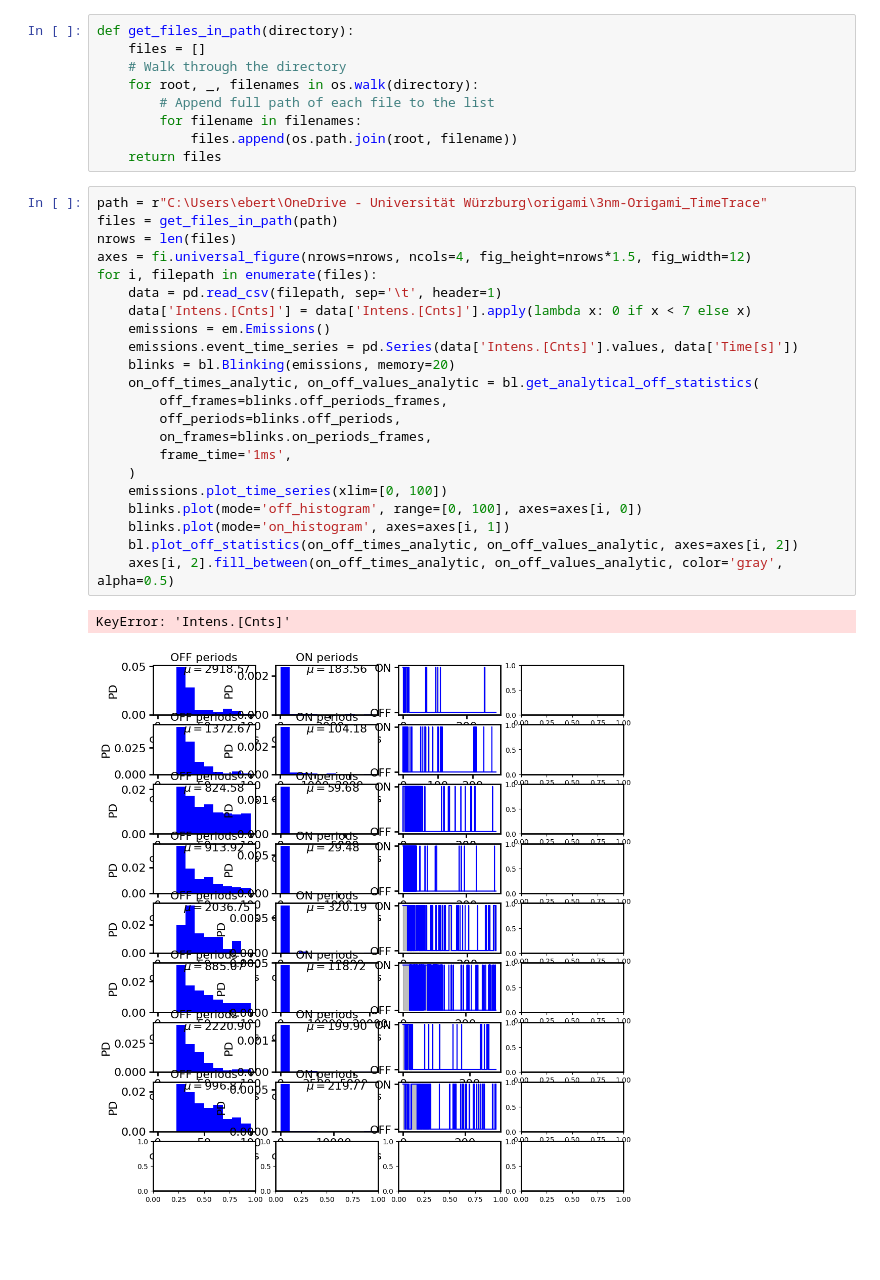
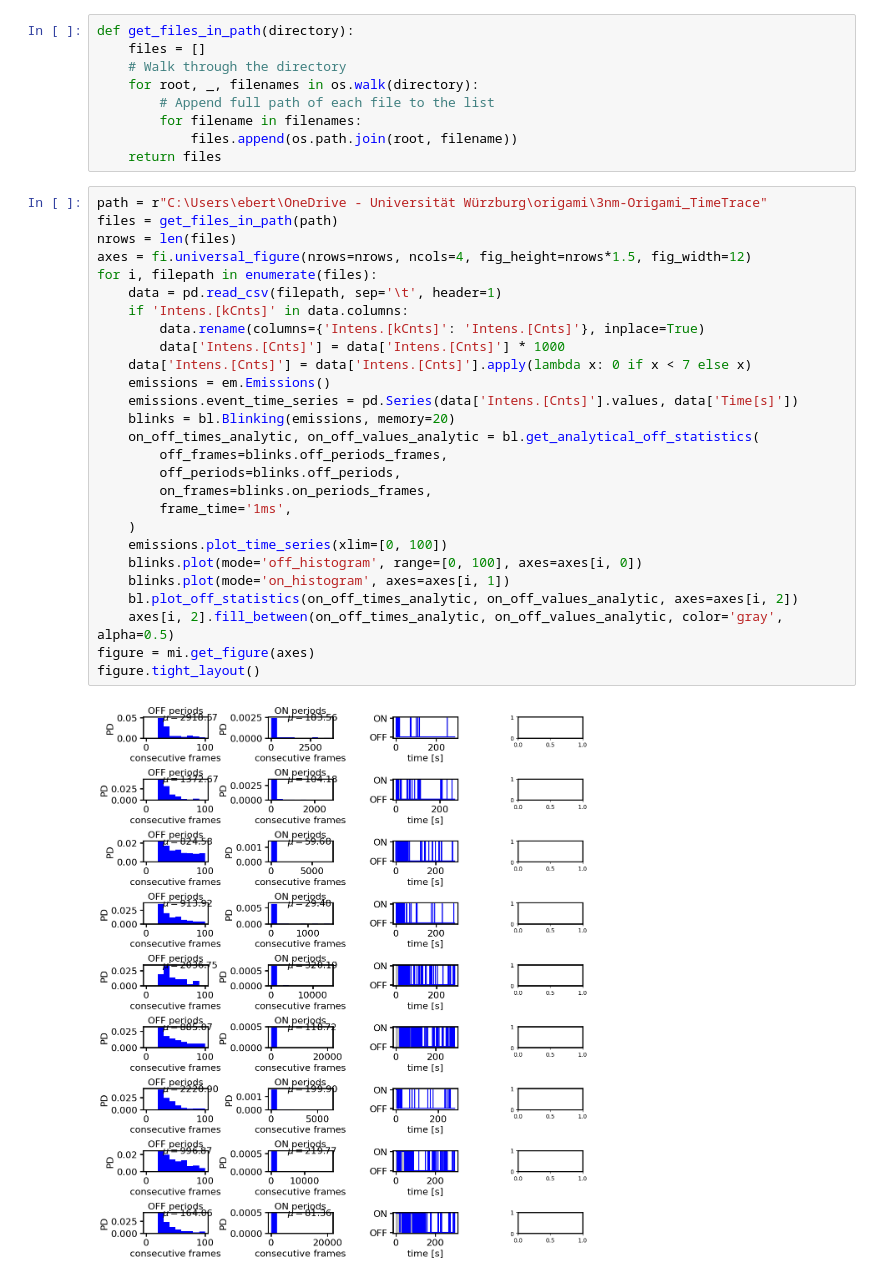
Before and after one commit to super-resolution/Fluopy, a Jupyter notebook: notebooks/cy5/experimental_data/DNA origami/3nm.ipynb, the cells around one changed output. Cells and saved outputs as stored; diff of their text form; blank space fills up the shorter version.

```diff
--- a/notebooks/cy5/experimental_data/DNA origami/3nm.ipynb
+++ b/notebooks/cy5/experimental_data/DNA origami/3nm.ipynb
@@ -32,28 +32,32 @@ def get_files_in_path(directory):
 # %%
 path = r"C:\Users\ebert\OneDrive - Universität Würzburg\origami\3nm-Origami_TimeTrace"
 files = get_files_in_path(path)
 nrows = len(files)
 axes = fi.universal_figure(nrows=nrows, ncols=4, fig_height=nrows*1.5, fig_width=12)
 for i, filepath in enumerate(files):
     data = pd.read_csv(filepath, sep='\t', header=1)
+    if 'Intens.[kCnts]' in data.columns:
+        data.rename(columns={'Intens.[kCnts]': 'Intens.[Cnts]'}, inplace=True)
+        data['Intens.[Cnts]'] = data['Intens.[Cnts]'] * 1000
     data['Intens.[Cnts]'] = data['Intens.[Cnts]'].apply(lambda x: 0 if x < 7 else x)
     emissions = em.Emissions()
     emissions.event_time_series = pd.Series(data['Intens.[Cnts]'].values, data['Time[s]'])
     blinks = bl.Blinking(emissions, memory=20)
     on_off_times_analytic, on_off_values_analytic = bl.get_analytical_off_statistics(
         off_frames=blinks.off_periods_frames,
         off_periods=blinks.off_periods,
         on_frames=blinks.on_periods_frames,
         frame_time='1ms',
     )
     emissions.plot_time_series(xlim=[0, 100])
     blinks.plot(mode='off_histogram', range=[0, 100], axes=axes[i, 0])
     blinks.plot(mode='on_histogram', axes=axes[i, 1])
     bl.plot_off_statistics(on_off_times_analytic, on_off_values_analytic, axes=axes[i, 2])
     axes[i, 2].fill_between(on_off_times_analytic, on_off_values_analytic, color='gray', alpha=0.5)
+figure = mi.get_figure(axes)
+figure.tight_layout()
 # %% [output]
-KeyError: 'Intens.[Cnts]'
-[figure, old version]
+[figure, new version]
 [figure]
 [figure]
 [figure]
```
Also changed, not shown: parts of 1 cell of this notebook, 5 other files.
